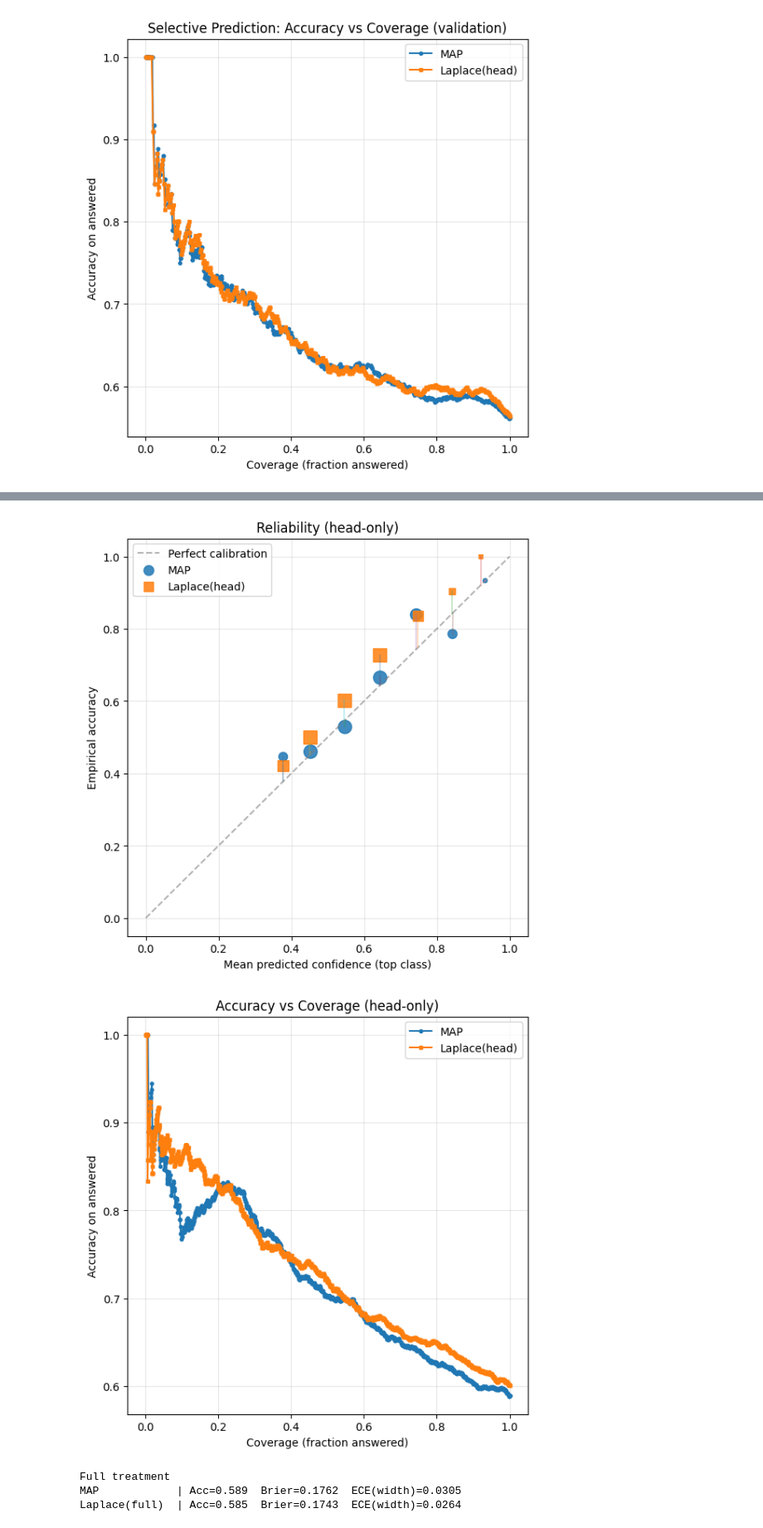
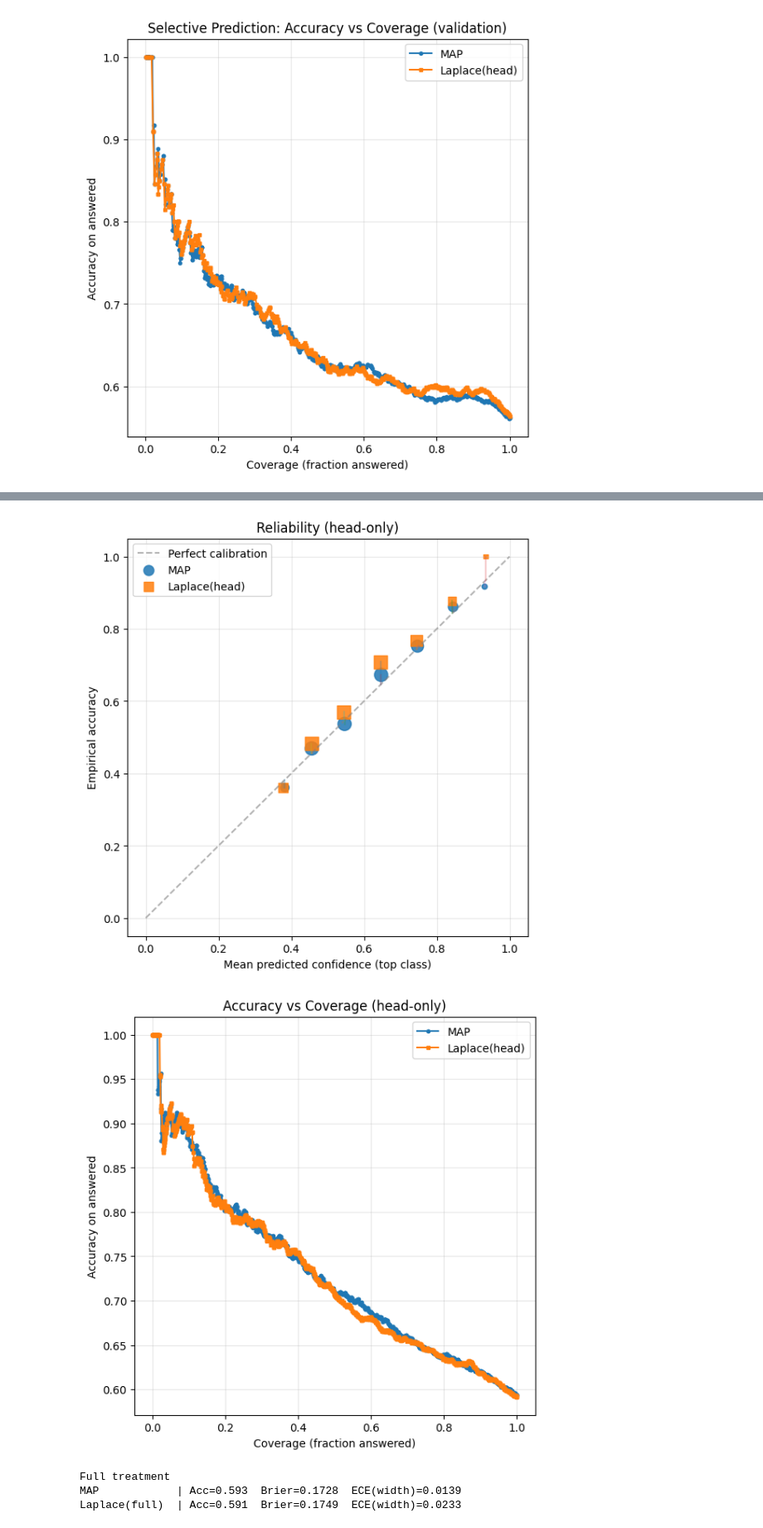
Before and after one commit to rdisipio/BayesianLM-QA, a Jupyter notebook: lora_laplace.ipynb, the cells around one changed output, grey strips where cells are left out. Shown: that part at 83% size. Saved outputs shown, nothing was run; the diff lists cells and outputs as text; code cells hidden in the pictures.

```diff
--- a/lora_laplace.ipynb
+++ b/lora_laplace.ipynb
@@ -190,19 +190,23 @@ from datasets import load_dataset
 csqa = load_dataset("commonsense_qa")
 
 # take the first n examples after a shuffle
-N_TRAIN = 8000
+N_TRAIN = 6000
 N_VAL   = 1000
+N_TEST = 1000
 #N_TRAIN = 2000
 #N_VAL = 500
 
 train_split = csqa["train"].shuffle(seed=42).select(range(N_TRAIN))
 val_split   = csqa["validation"].shuffle(seed=42).select(range(N_VAL))
+test_split = csqa["test"].shuffle(seed=42).select(range(N_TEST))
 
 train_ds = CSQA3ChoiceDataset(train_split)
 val_ds   = CSQA3ChoiceDataset(val_split)  # use as test/val
+#test_ds = CSQA3ChoiceDataset(test_split)
 
 train_loader = DataLoader(train_ds, batch_size=16, shuffle=True,  collate_fn=collate)
 val_loader   = DataLoader(val_ds,   batch_size=32, shuffle=False, collate_fn=collate)
+#test_loader  = DataLoader(test_ds,  batch_size=32, shuffle=False, collate_fn=collate)
 
 # Sanity check
 batch = next(iter(train_loader))
@@ -670,7 +674,7 @@ def evaluate_temp_candidates(L_val, y_val, temps=[0.6, 0.8, 1.2]):
 
 # Pure Fisher: 1.0
 #S_MC, LAM = 30, 5.0
-S_MC, LAM = 30, 5000
+S_MC, LAM = 30, 10000
 y_val   = collect_labels(val_loader)
 p_map   = predict_map(model, val_loader)
 # p_lap_f = predict_proba_mc_full(val_loader, S=S_MC, lam=LAM, show_progress=True)
@@ -951,12 +1001,29 @@ def print_summary_metrics(p_dict, y, n_bins=15):
     print("\n".join(lines))
 
 # ---------- Plots ----------
+def reliability_points_equalmass(p, y, n_bins=7):
+    y = np.asarray(y, int)
+    conf = p.max(1); pred = p.argmax(1)
+    correct = (pred == y).astype(float)
+    q = np.quantile(conf, np.linspace(0,1,n_bins+1))
+    mids, accs, confs, counts = [], [], [], []
+    for i in range(n_bins):
+        lo, hi = q[i], q[i+1] + (1e-9 if i==n_bins-1 else 0)
+        sel = (conf >= lo) & (conf <= hi)
+        if sel.any():
+            mids.append(conf[sel].mean())
+            accs.append(correct[sel].mean())
+            confs.append(conf[sel].mean())
+            counts.append(int(sel.sum()))
+    return np.array(mids), np.array(accs), np.array(confs), np.array(counts)
+
 def plot_reliability(p_dict, y, n_bins=15, title="Reliability diagram (validation)"):
     plt.figure(figsize=(6.6, 6.6))
     plt.plot([0, 1], [0, 1], '--', color='gray', alpha=0.6, label="Perfect calibration")
 
     for i, (name, p) in enumerate(p_dict.items()):
         _, accs, confs, counts = reliability_points_equalwidth(p, y, n_bins=n_bins)
+        #_, accs, confs, counts = reliability_points_equalmass(p, y, n_bins=n_bins)
         # point size ∝ count (clipped for readability)
         sizes = np.clip(counts, 15, 150)
         marker = 'o' if i == 0 else 's'
@@ -1025,5 +1092,5 @@ Laplace(head)  | Acc=0.601  Brier=0.1743  ECE(width)=0.0603
-[figure, old version]
+[figure, new version]
-[figure, old version]
+[figure, new version]
 Full treatment
-MAP            | Acc=0.589  Brier=0.1762  ECE(width)=0.0305
-Laplace(full)  | Acc=0.585  Brier=0.1743  ECE(width)=0.0264
+MAP            | Acc=0.593  Brier=0.1728  ECE(width)=0.0139
+Laplace(full)  | Acc=0.591  Brier=0.1749  ECE(width)=0.0233
```
Also changed, not shown: parts of 13 cells of this notebook.
